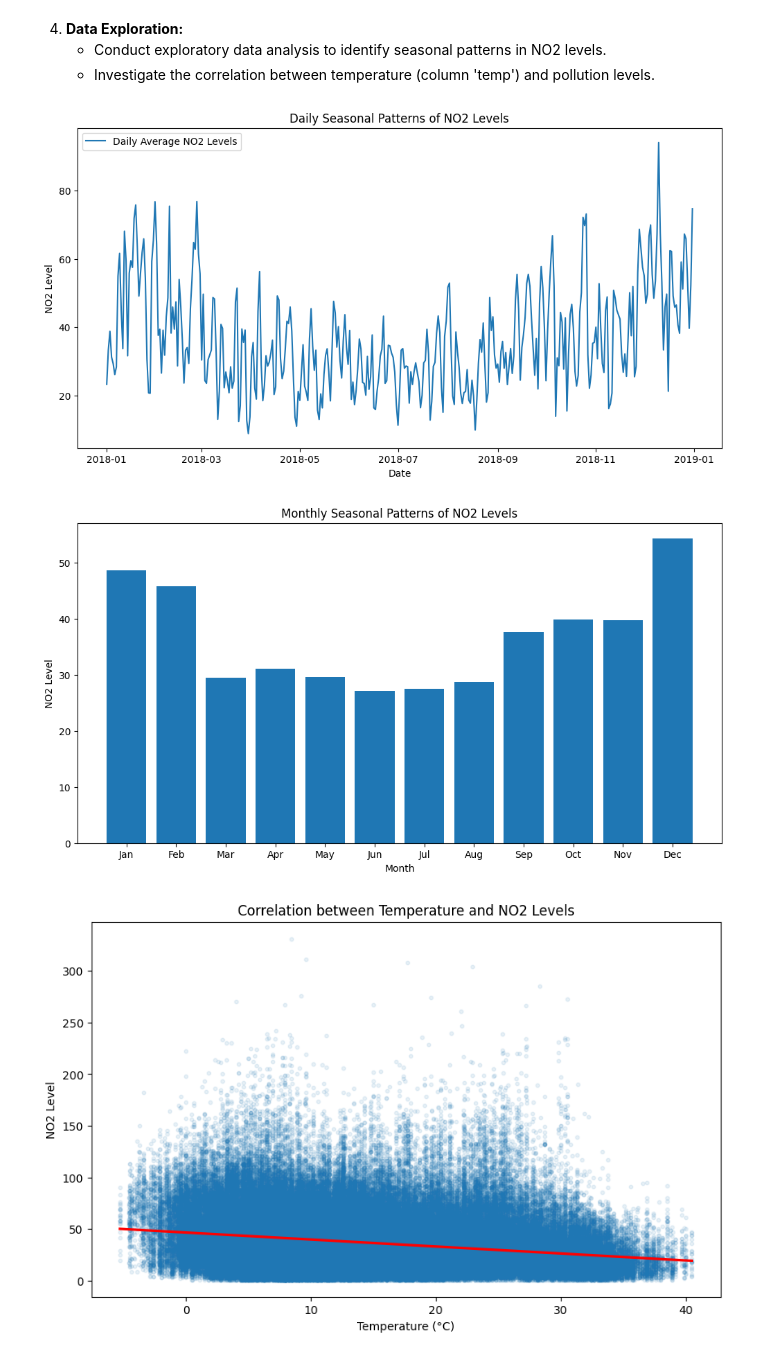
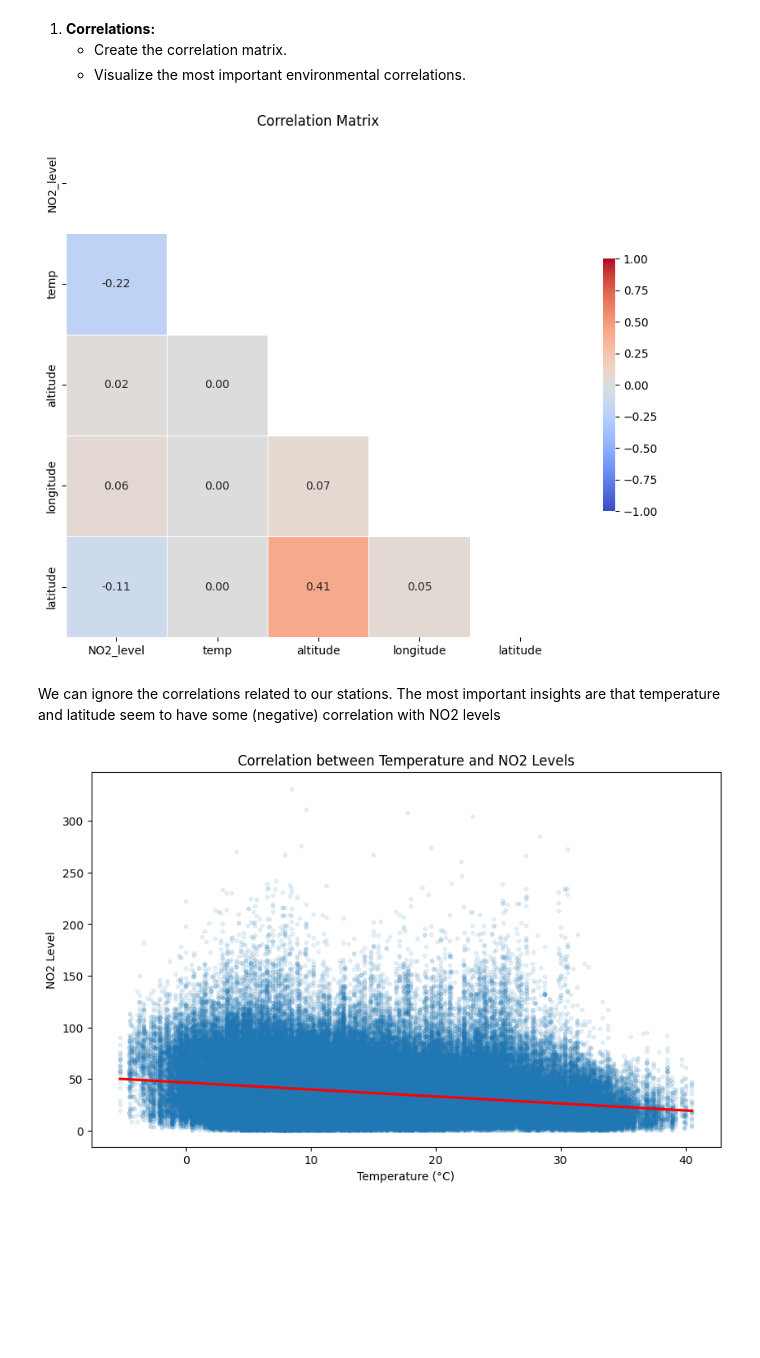
Before and after one commit to carleondel/madrid_pollution_project, a Jupyter notebook: src/EDA.ipynb, the cells around one changed output. Saved outputs shown, nothing was run; the diff lists cells and outputs as text; code cells hidden in the pictures; blank space fills up the shorter version.

```diff
--- a/src/EDA.ipynb
+++ b/src/EDA.ipynb
@@ -185,13 +73,0 @@ Let's check again
-# %%
-# Create new column indicating if 'NO2_level' is NaN
-df['missing_values'] = df['NO2_level'].isna()
-
-missing_values_df = df[df['missing_values']]
-
-# Create scatterplot
-plt.figure(figsize=(12, 8))
-sns.scatterplot(x='FECHA', y='name', data=missing_values_df)
-plt.title('Distribution of missing values of NO2_level by Date and Station')
-plt.xlabel('Date')
-plt.ylabel('Missing Values')
-plt.show()
@@ -316,36 +74,29 @@ And possible special measures for reducing pollution taken by the government
-# %% [markdown]
-
-4. **Data Exploration:**
-   - Conduct exploratory data analysis to identify seasonal patterns in NO2 levels.
-   - Investigate the correlation between temperature (column 'temp') and pollution levels.
-# %%
-df['date'] = df['FECHA'].dt.date
-
-# Plotting daily average NO2 levels
-daily_avg = df.groupby('date')['NO2_level'].mean()
-plt.figure(figsize=(12, 6))
-plt.plot(daily_avg.index, daily_avg, label='Daily Average NO2 Levels')
-plt.title('Daily Seasonal Patterns of NO2 Levels')
-plt.xlabel('Date')
-plt.ylabel('NO2 Level')
-plt.legend()
-plt.show()
-# %% [output]
-[figure, removed]
-# %%
-# Extract month information for analysis
-df['month'] = df['FECHA'].dt.month
-
-# Plotting monthly average NO2 levels
-monthly_avg = df.groupby('month')['NO2_level'].mean()
-plt.figure(figsize=(12, 6))
-plt.bar(monthly_avg.index, monthly_avg, tick_label=['Jan', 'Feb', 'Mar', 'Apr', 'May', 'Jun', 'Jul', 'Aug', 'Sep', 'Oct', 'Nov', 'Dec'])
-plt.title('Monthly Seasonal Patterns of NO2 Levels')
-plt.xlabel('Month')
-plt.ylabel('NO2 Level')
-plt.show()
-# %% [output]
-[figure, removed]
+# %% [markdown]
+1. **Correlations:**
+   - Create the correlation matrix.
+   - Visualize the most important environmental correlations.
+# %%
+numerical_cols = ['NO2_level', 'temp', 'altitude', 'longitude', 'latitude']
+# %%
+# Calculate the correlation matrix
+corr_matrix = df[numerical_cols].corr()
+
+# Create a mask to hide the upper triangle
+mask = np.triu(np.ones_like(corr_matrix, dtype=bool))
+
+# Set up the matplotlib figure
+plt.figure(figsize=(10, 8))
+
+# Draw the heatmap with the mask and correct aspect ratio
+sns.heatmap(corr_matrix, mask=mask, cmap='coolwarm', annot=True, fmt=".2f", vmin=-1, vmax=1, center=0,
+            square=True, linewidths=.5, cbar_kws={"shrink": .5})
+
+plt.title('Correlation Matrix')
+plt.show()
+# %% [output]
+[figure, added]
+# %% [markdown]
+We can ignore the correlations related to our stations. The most important insights are that temperature and latitude seem to have some (negative) correlation with NO2 levels
 # %%
 # Scatter plot with regression line
 plt.figure(figsize=(10, 6))
```
Also changed, not shown: parts of 87 cells of this notebook, 4 other files.
